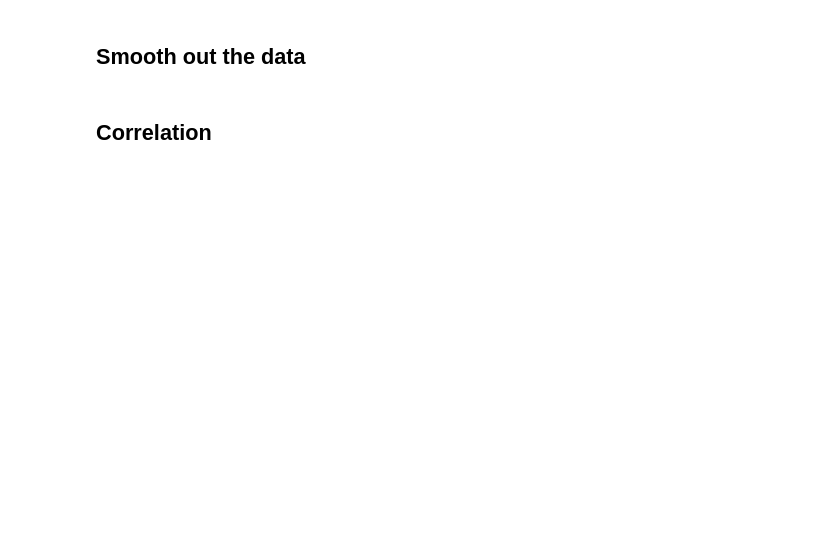
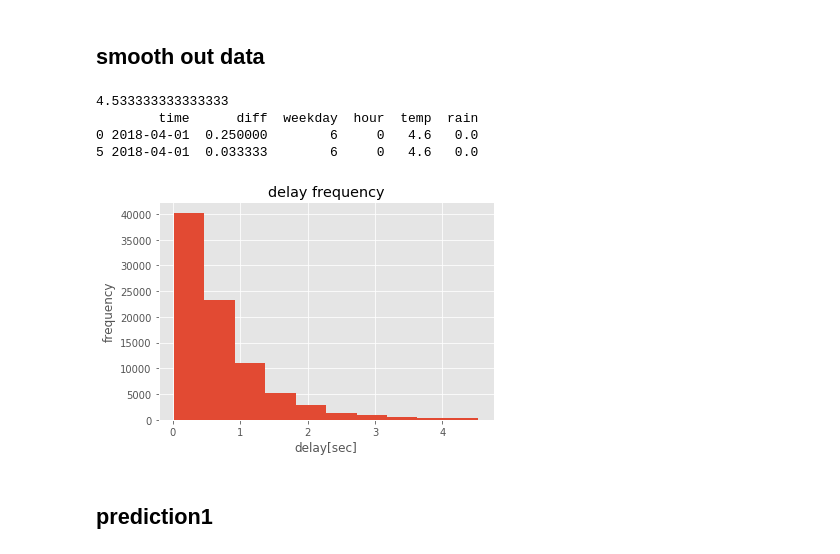
Before and after one commit to nasty-bos/creative_data_mining, a Jupyter notebook: delay.ipynb, the cells around one changed output. Cells and saved outputs as stored; diff of their text form; code cells hidden in the pictures; blank space fills up the shorter version.

```diff
--- a/delay.ipynb
+++ b/delay.ipynb
@@ -134,6 +58,7 @@ wet.loc[:, 'rain'] = wet.weather.str.split(';').str.get(2)
 wet.drop(wet.columns[[0]], axis=1, inplace=True)
 wet.loc[:, 'time'] = pd.to_datetime(wet.loc[:, 'time'])
 wet.loc[:, 'rain'] = wet.loc[:, 'rain'].apply(pd.to_numeric, errors='coerce')
+wet['temp'] = wet['temp'].astype(float)
 wet = wet.dropna(how='any')
 
 # === check size
@@ -141,5 +66,5 @@ q = wet.shape[1]
 o = wet.shape[0]
 print('weather data rows: %d' % o)
 print('weather data columns: %d' % q)
-print(wet.head(3))
-print(wet.dtypes)
+# print(wet.head(3))
+# print(wet.dtypes)
@@ -148,7 +76,21 @@ print(wet.dtypes)
 # %%
-# === left merge on both time col which are in datetime format
-merge = df8.merge(wet, left_on='time', right_on='time', how='left')
+# === inner merge on both time col which are in datetime format
+# === choose between df and df69!!!
+merge = df69.merge(wet, left_on='time', right_on='time', how='inner')
 
 # === check size
+q = merge.shape[1]
+o = merge.shape[0]
+print('merge data rows: %d' % o)
+print('merge data columns: %d' % q)
 print(merge.head())
 print(merge.dtypes)
+
+# month3 = merge.copy()
+# month3['time'] = month3['time'].dt.month
+# plt.hist(month3['time'])
+# plt.title("month in data")
+# plt.xlabel("months2")
+# plt.ylabel("number")
+# plt.savefig('./output/checkmonths3.png', format='png', dpi=800)
+# plt.show()
@@ -155,22 +115,33 @@ print(merge.dtypes)
 # %% [markdown]
-## Smooth out the data
+## smooth out data
 # %%
 smooth = merge.copy()
+smooth = smooth[smooth['diff'] > 0]    # only positive delays
+# smooth['diff'] = smooth['diff']*60
+# smooth['diff'] = smooth['diff'].astype('int')
+
 q = smooth['diff'].quantile(0.99)
+print(q)
 smooth = smooth[smooth['diff'] <= q]
-print(q)
+smooth = smooth[smooth['diff'] >= -q]
 smooth = smooth.dropna(how='any')
 style.use('ggplot')
 scurr = smooth.copy()
-scurr['hour'] = scurr.loc[:, 'time'].apply(lambda x: x.hour)
 scurr.drop(scurr.columns[[0, 1]], axis=1, inplace=True)
-print(scurr.head())
+
+print(scurr.head(2))
 # === frequency histogramm
-plt.hist(smooth.loc[:, 'diff'])
+plt.hist(scurr.loc[:, 'diff'])
 plt.title("delay frequency")
-plt.xlabel("delay[minutes]")
+plt.xlabel("delay[sec]")
 plt.ylabel("frequency")
 plt.savefig('./output/2Dfrequency.png', format='png', dpi=800)
 plt.show()
+# %% [output]
+4.533333333333333
+        time      diff  weekday  hour  temp  rain
+0 2018-04-01  0.250000        6     0   4.6   0.0
+5 2018-04-01  0.033333        6     0   4.6   0.0
+[figure, added]
 # %% [markdown]
-## Correlation
+## prediction1
```
Also changed, not shown: parts of 17 cells of this notebook.
